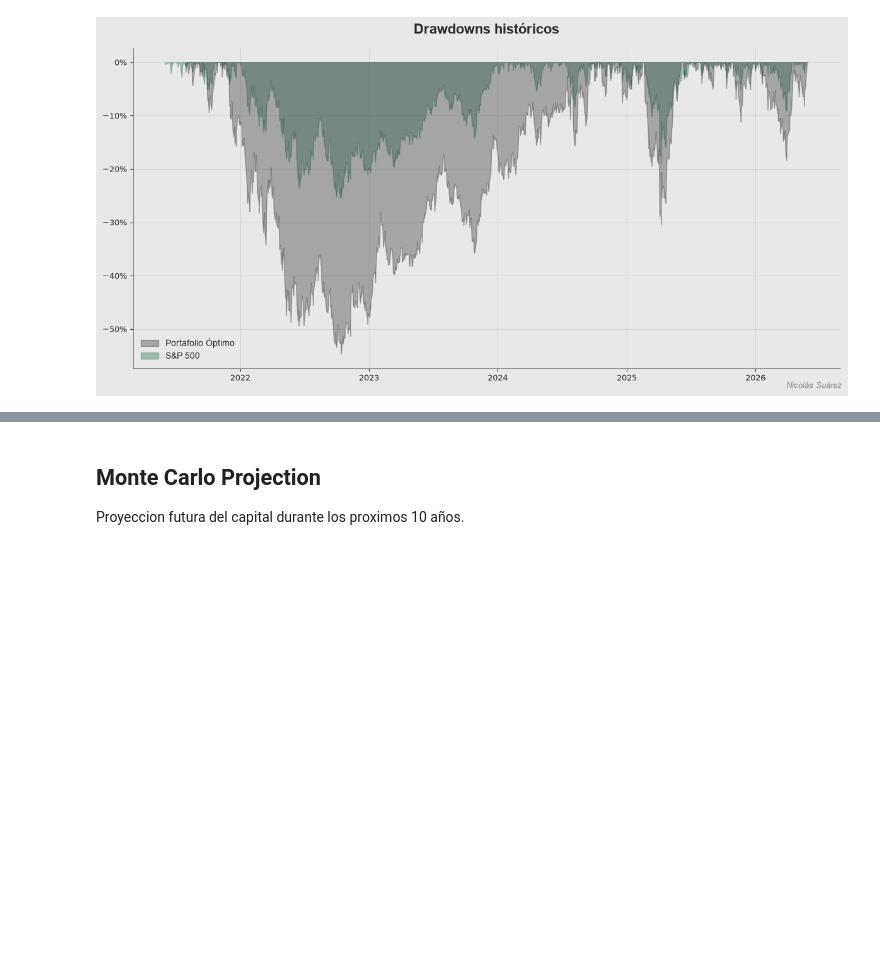
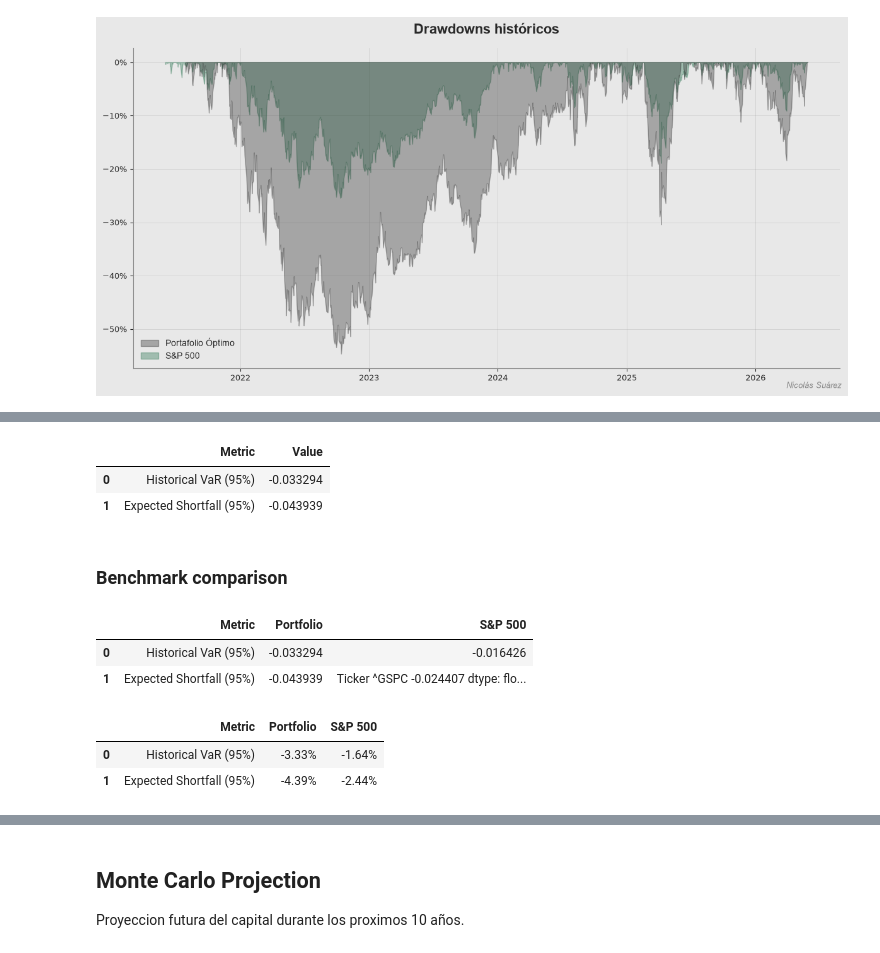
Before and after one commit to Nicosuarezso/portfolio-optimization, a Jupyter notebook: notebooks/04_risk_analysis.ipynb, the cells around one changed output, grey strips where cells are left out. Cells and saved outputs as stored; diff of their text form; code cells hidden in the pictures; blank space fills up the shorter version.

```diff
--- a/notebooks/04_risk_analysis.ipynb
+++ b/notebooks/04_risk_analysis.ipynb
@@ -978,0 +1168,49 @@ plt.show()
+# %%
+tail_risk_summary = pd.DataFrame({
+    "Metric": [
+        "Historical VaR (95%)",
+        "Expected Shortfall (95%)"
+    ],
+    "Value": [
+        var_95,
+        cvar_95
+    ]
+})
+
+tail_risk_summary
+# %% [output]
+|  | Metric | Value |
+| 0 | Historical VaR (95%) | -0.033294 |
+| 1 | Expected Shortfall (95%) | -0.043939 |
+# %% [markdown]
+### Benchmark comparison
+# %%
+benchmark_var_95 = np.percentile(
+    benchmark_returns,
+    (1 - CONFIDENCE_LEVEL) * 100
+)
+
+benchmark_cvar_95 = benchmark_returns[
+    benchmark_returns <= benchmark_var_95
+].mean()
+# %%
+tail_risk_comparison = pd.DataFrame({
+    "Metric": [
+        "Historical VaR (95%)",
+        "Expected Shortfall (95%)"
+    ],
+    "Portfolio": [
+        var_95,
+        cvar_95
+    ],
+    "S&P 500": [
+        benchmark_var_95,
+        benchmark_cvar_95
+    ]
+})
+
+tail_risk_comparison
+# %% [output]
+|  | Metric | Portfolio | S&P 500 |
+| 0 | Historical VaR (95%) | -0.033294 | -0.016426 |
+| 1 | Expected Shortfall (95%) | -0.043939 | Ticker ^GSPC -0.024407 dtype: flo... |
@@ -978,0 +1221,14 @@ plt.show()
+# %%
+tail_risk_comparison_display = tail_risk_comparison.copy()
+
+for column in ["Portfolio", "S&P 500"]:
+    tail_risk_comparison_display[column] = (
+        tail_risk_comparison_display[column]
+        .apply(lambda x: f"{x:.2%}")
+    )
+
+tail_risk_comparison_display
+# %% [output]
+|  | Metric | Portfolio | S&P 500 |
+| 0 | Historical VaR (95%) | -3.33% | -1.64% |
+| 1 | Expected Shortfall (95%) | -4.39% | -2.44% |
```
Also changed, not shown: parts of 12 cells of this notebook.
